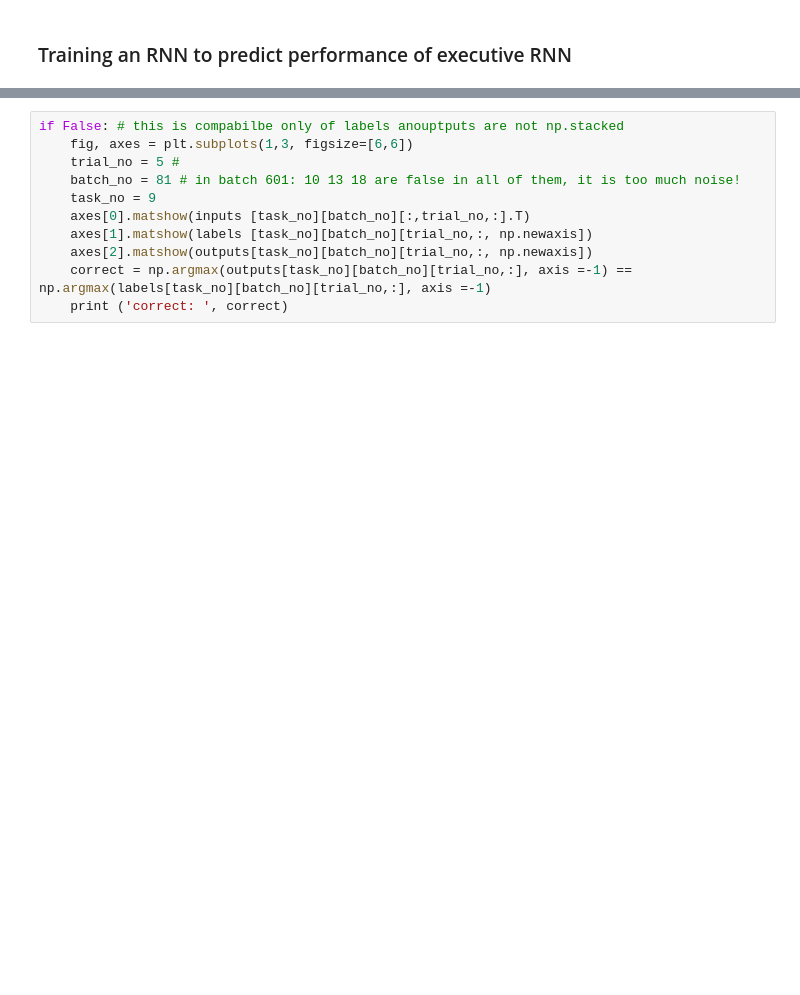
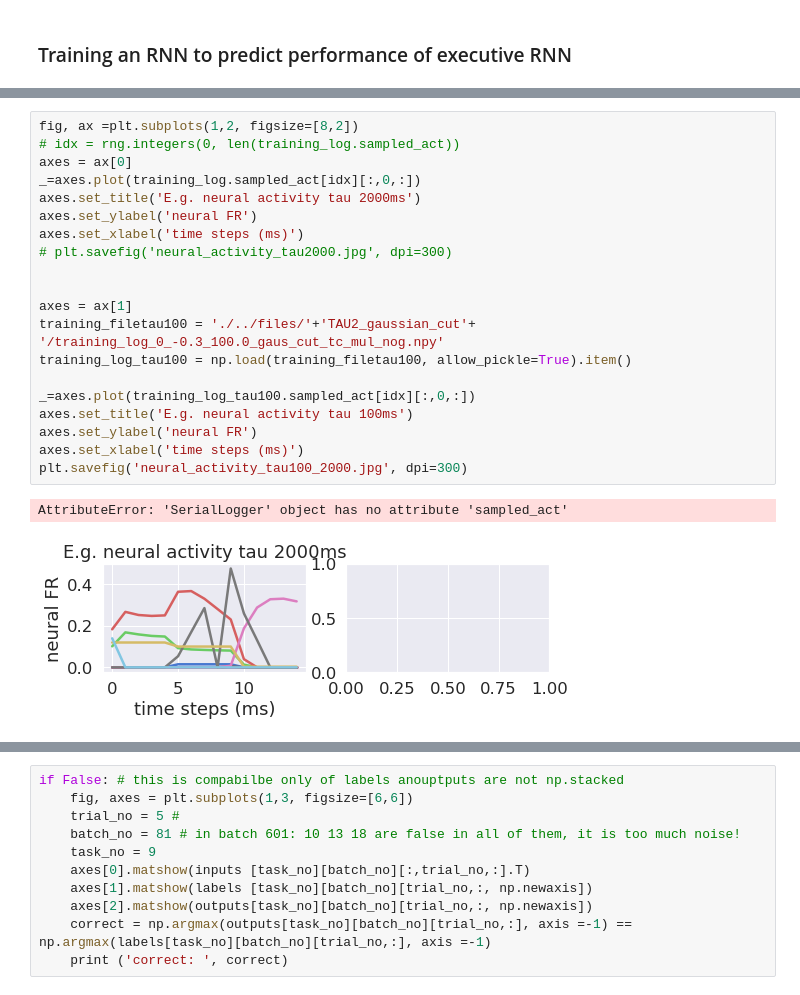
Before and after one commit to weilongzheng/PFC_MD_Modeling, a Jupyter notebook: CL_neurogym/analysis/cognitive_observer.ipynb, the cells around one changed output, grey strips where cells are left out. Saved outputs shown, nothing was run; the diff lists cells and outputs as text; blank space fills up the shorter version.

```diff
--- a/CL_neurogym/analysis/cognitive_observer.ipynb
+++ b/CL_neurogym/analysis/cognitive_observer.ipynb
@@ -192 +130,24 @@ gradients = np.concatenate(gradients, axis=0)
+# %%
+fig, ax =plt.subplots(1,2, figsize=[8,2])
+# idx = rng.integers(0, len(training_log.sampled_act))
+axes = ax[0]
+_=axes.plot(training_log.sampled_act[idx][:,0,:])
+axes.set_title('E.g. neural activity tau 2000ms')
+axes.set_ylabel('neural FR')
+axes.set_xlabel('time steps (ms)')
+# plt.savefig('neural_activity_tau2000.jpg', dpi=300)
+
+
+axes = ax[1]
+training_filetau100 = './../files/'+'TAU2_gaussian_cut'+ '/training_log_0_-0.3_100.0_gaus_cut_tc_mul_nog.npy'
+training_log_tau100 = np.load(training_filetau100, allow_pickle=True).item()
+
+_=axes.plot(training_log_tau100.sampled_act[idx][:,0,:])
+axes.set_title('E.g. neural activity tau 100ms')
+axes.set_ylabel('neural FR')
+axes.set_xlabel('time steps (ms)')
+plt.savefig('neural_activity_tau100_2000.jpg', dpi=300)
+# %% [output]
+AttributeError: 'SerialLogger' object has no attribute 'sampled_act'
+[figure, added]
 # %%
```
Also changed, not shown: parts of 42 cells of this notebook, 6 other files.
